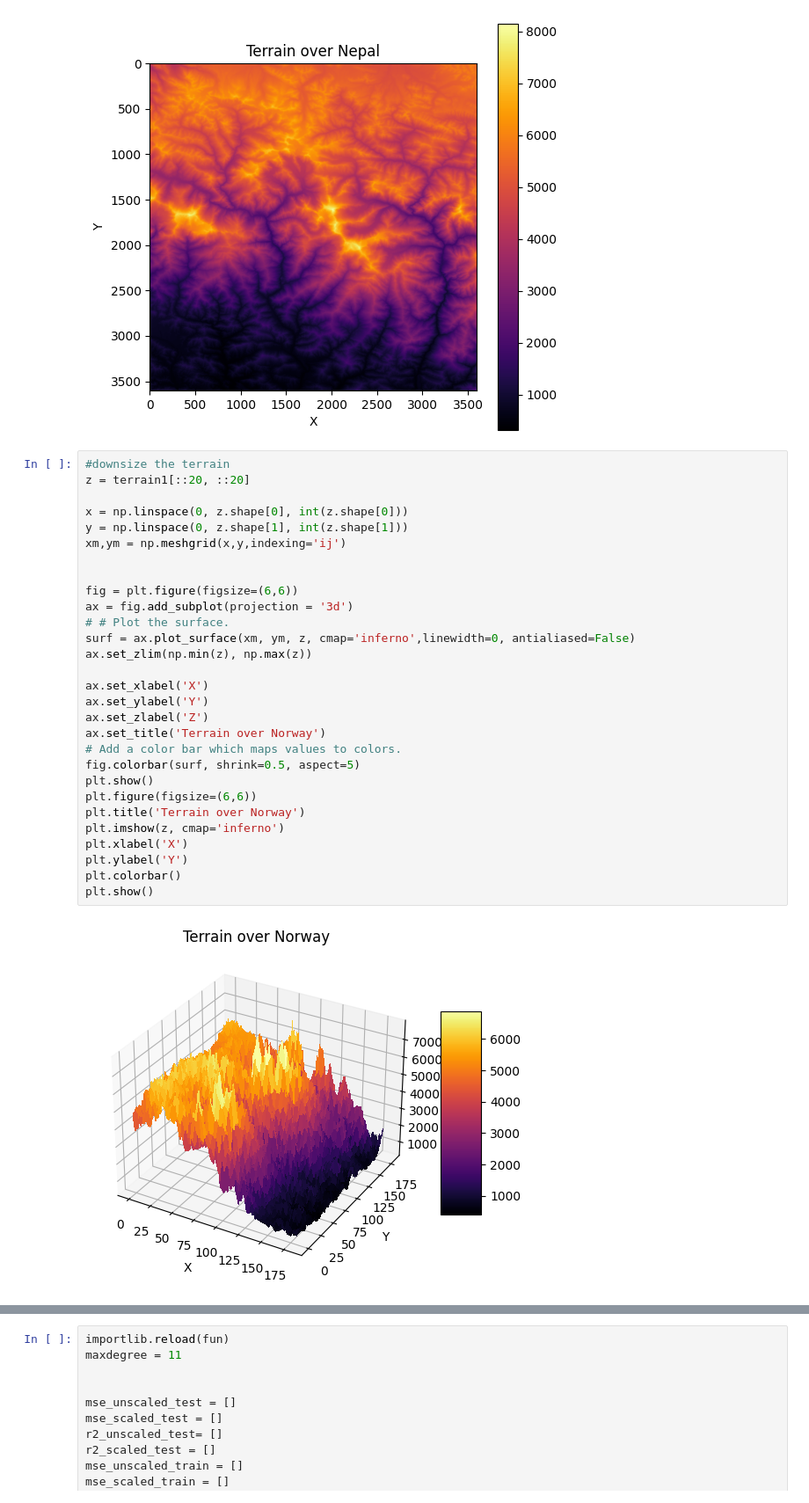
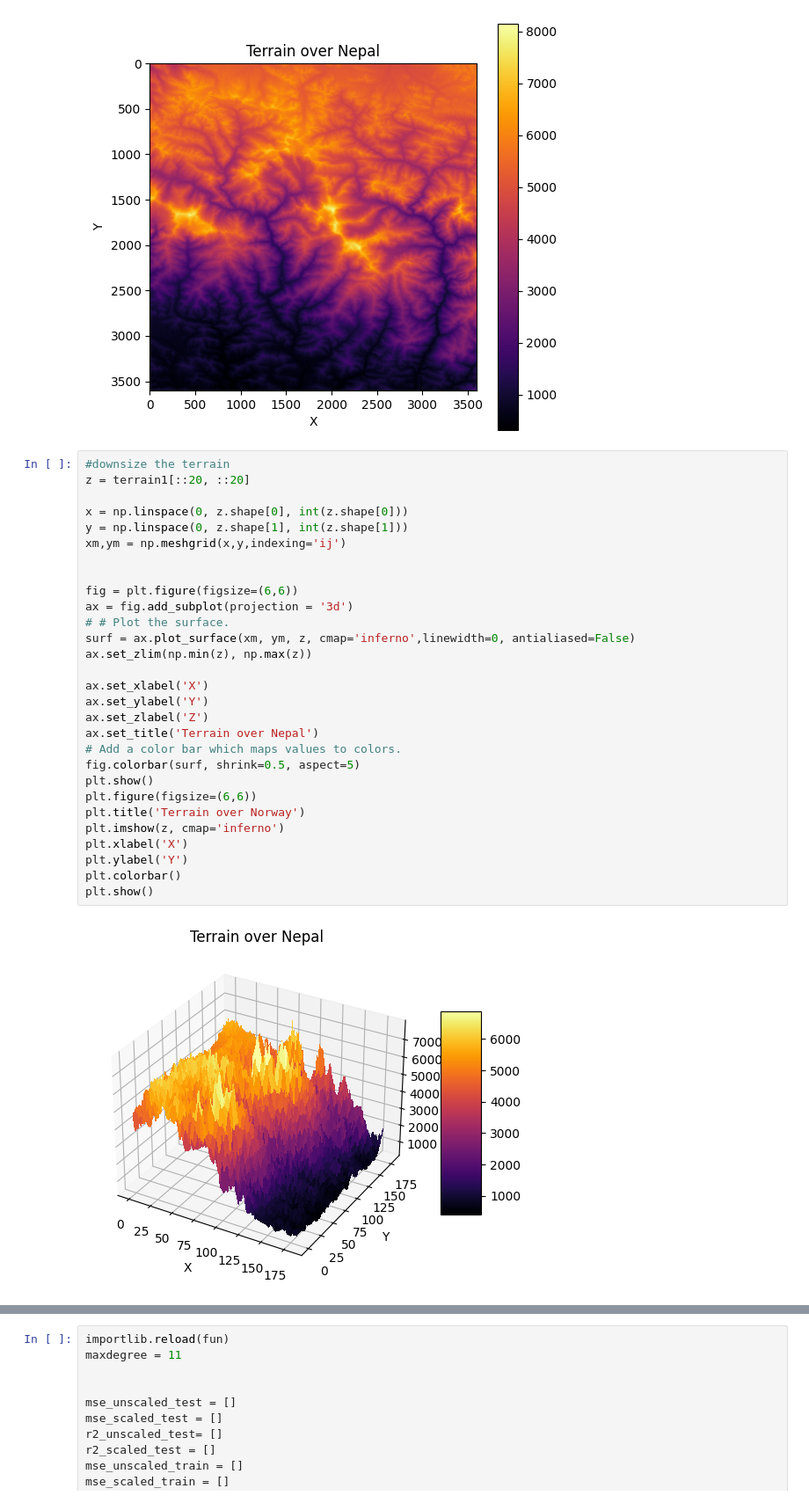
Before and after one commit to hishemok/FYS-STK4155, a Jupyter notebook: Project1/real_data.ipynb, the cells around one changed output, grey strips where cells are left out. Shown at 88% size. Drawn from its saved outputs; the diff is of its cells as text.

```diff
--- a/Project1/real_data.ipynb
+++ b/Project1/real_data.ipynb
@@ -28,34 +28,34 @@ plt.show()
 # %%
 #downsize the terrain
 z = terrain1[::20, ::20]
 
 x = np.linspace(0, z.shape[0], int(z.shape[0]))
 y = np.linspace(0, z.shape[1], int(z.shape[1]))
 xm,ym = np.meshgrid(x,y,indexing='ij')
 
 
 fig = plt.figure(figsize=(6,6))
 ax = fig.add_subplot(projection = '3d')
 # # Plot the surface.
 surf = ax.plot_surface(xm, ym, z, cmap='inferno',linewidth=0, antialiased=False)
 ax.set_zlim(np.min(z), np.max(z))
 
 ax.set_xlabel('X')
 ax.set_ylabel('Y')
 ax.set_zlabel('Z')
-ax.set_title('Terrain over Norway')
+ax.set_title('Terrain over Nepal')
 # Add a color bar which maps values to colors.
 fig.colorbar(surf, shrink=0.5, aspect=5)
 plt.show()
 plt.figure(figsize=(6,6))
 plt.title('Terrain over Norway')
 plt.imshow(z, cmap='inferno')
 plt.xlabel('X')
 plt.ylabel('Y')
 plt.colorbar()
 plt.show()
 # %% [output]
-[figure, old version]
+[figure, new version]
 [figure]
 # %%
 importlib.reload(fun)
```
Also changed, not shown: 4 other files.
